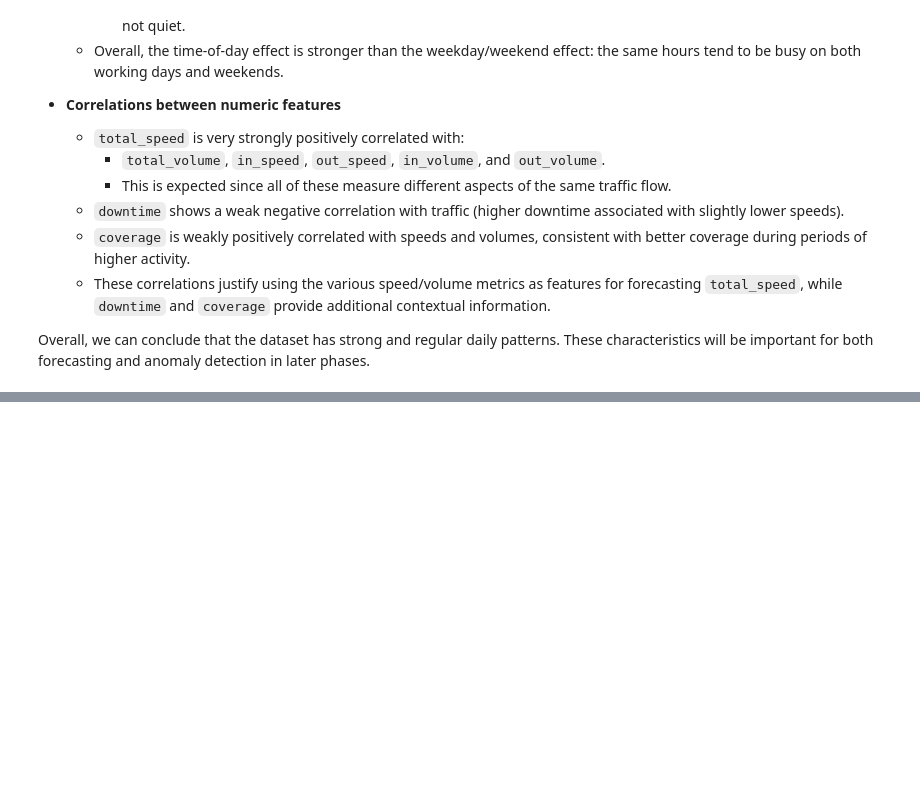
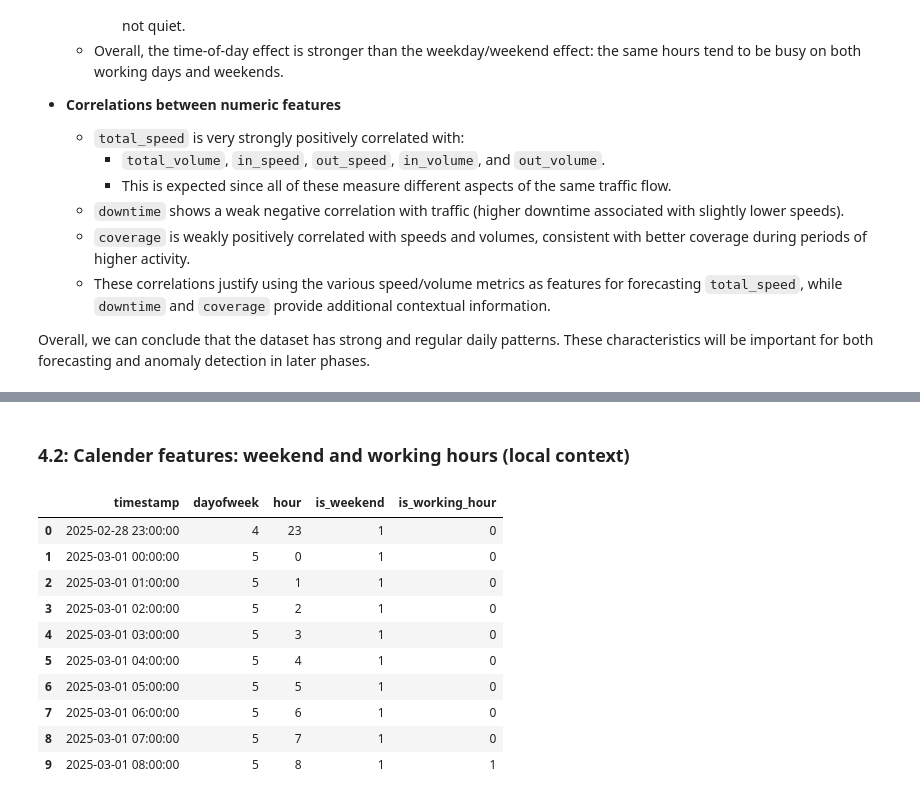
Before and after one commit to Ayatelawej/EC558_project, a Jupyter notebook: notebooks/EC558_core_pipeline.ipynb, the cells around one changed output, grey strips where cells are left out. Cells and saved outputs as stored; diff of their text form; code cells hidden in the pictures; blank space fills up the shorter version.

```diff
--- a/notebooks/EC558_core_pipeline.ipynb
+++ b/notebooks/EC558_core_pipeline.ipynb
@@ -684,0 +700,18 @@ Overall, we can conclude that the dataset has strong and regular daily patterns.
+# %% [markdown]
+<h3>4.2: Calender features: weekend and working hours (local context)</h3>
+# %%
+df["is_weekend"] = df["dayofweek"].isin([4, 5]).astype(int)
+df["is_working_hour"] = df["hour"].between(8, 13).astype(int)
+df[["timestamp", "dayofweek", "hour", "is_weekend", "is_working_hour"]].head(10)
+# %% [output]
+|  | timestamp | dayofweek | hour | is_weekend | is_working_hour |
+| 0 | 2025-02-28 23:00:00 | 4 | 23 | 1 | 0 |
+| 1 | 2025-03-01 00:00:00 | 5 | 0 | 1 | 0 |
+| 2 | 2025-03-01 01:00:00 | 5 | 1 | 1 | 0 |
+| 3 | 2025-03-01 02:00:00 | 5 | 2 | 1 | 0 |
+| 4 | 2025-03-01 03:00:00 | 5 | 3 | 1 | 0 |
+| 5 | 2025-03-01 04:00:00 | 5 | 4 | 1 | 0 |
+| 6 | 2025-03-01 05:00:00 | 5 | 5 | 1 | 0 |
+| 7 | 2025-03-01 06:00:00 | 5 | 6 | 1 | 0 |
+| 8 | 2025-03-01 07:00:00 | 5 | 7 | 1 | 0 |
+| 9 | 2025-03-01 08:00:00 | 5 | 8 | 1 | 1 |
```
Also changed, not shown: parts of 21 cells of this notebook, 3 other files.
